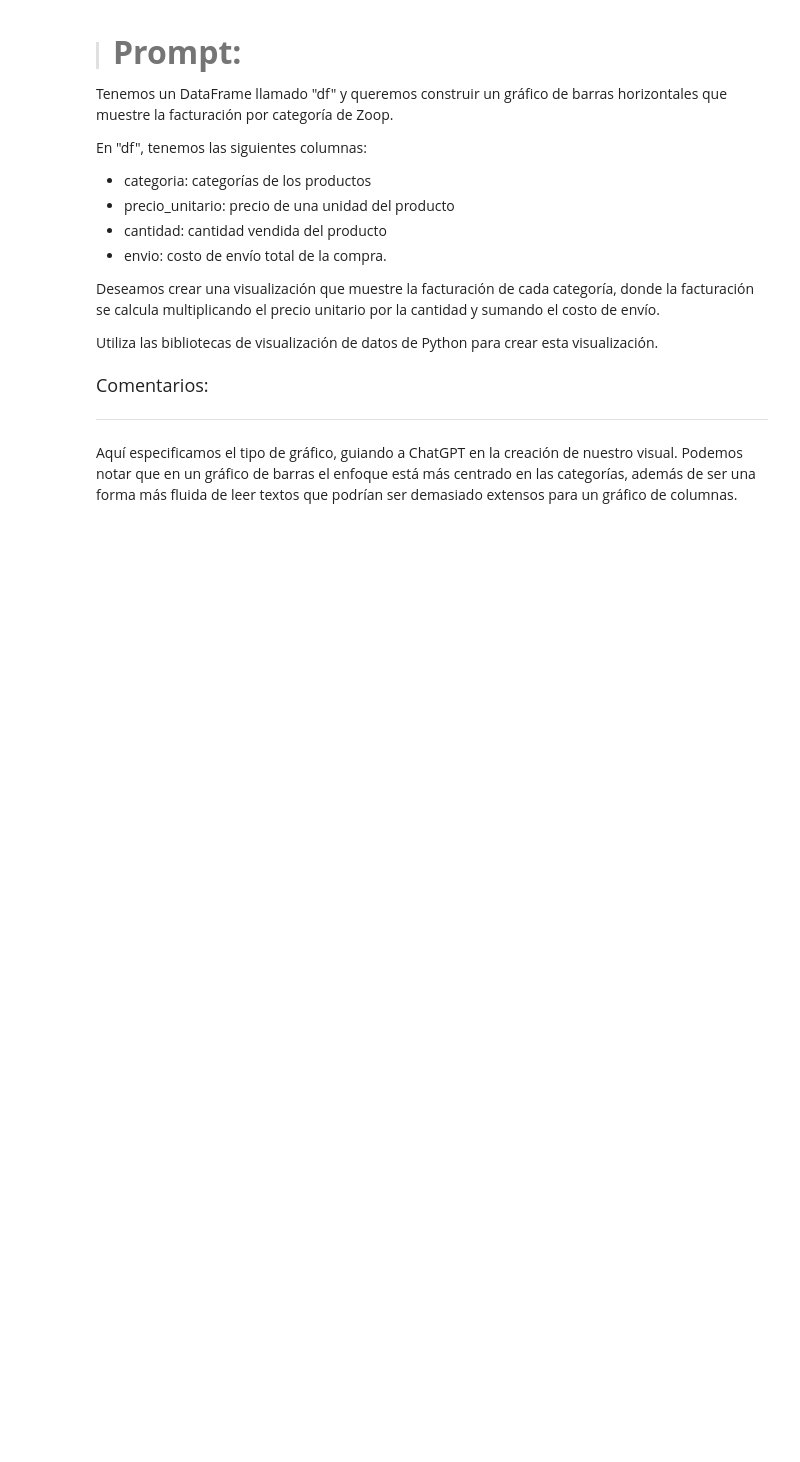
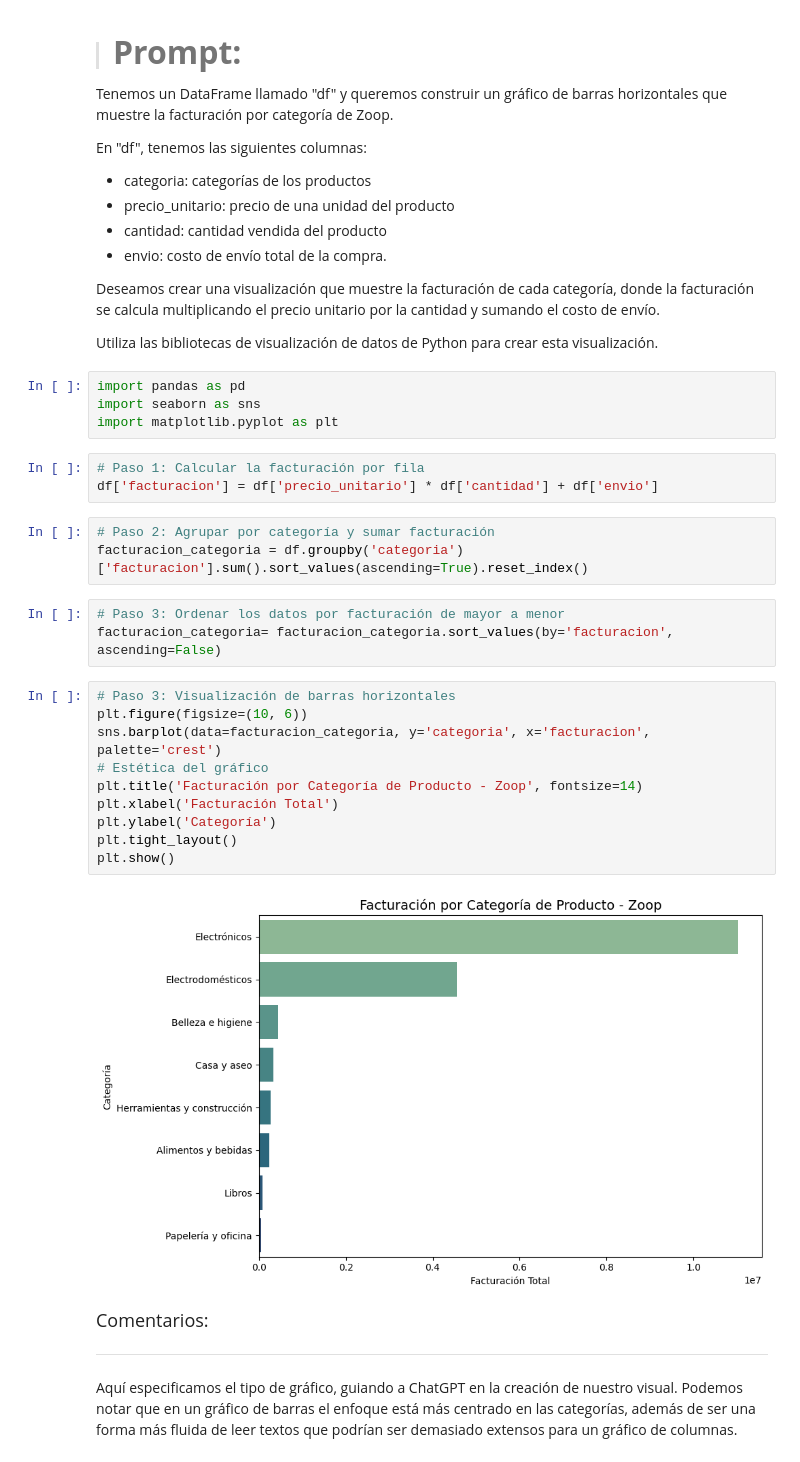
Before and after one commit to Cesar-Curitol/IA_aplicada_a_la_ciencia_de_datos, a Jupyter notebook: IA_aplicada_a_ciencia_de_datos.ipynb, the cells around one changed output. Saved outputs shown, nothing was run; the diff lists cells and outputs as text; blank space fills up the shorter version.

```diff
--- a/IA_aplicada_a_ciencia_de_datos.ipynb
+++ b/IA_aplicada_a_ciencia_de_datos.ipynb
@@ -735,6 +735,31 @@ En "df", tenemos las siguientes columnas:
 Deseamos crear una visualización que muestre la facturación de cada categoría, donde la facturación se calcula multiplicando el precio unitario por la cantidad y sumando el costo de envío.
 
 Utiliza las bibliotecas de visualización de datos de Python para crear esta visualización.
+# %%
+import pandas as pd
+import seaborn as sns
+import matplotlib.pyplot as plt
+# %%
+# Paso 1: Calcular la facturación por fila
+df['facturacion'] = df['precio_unitario'] * df['cantidad'] + df['envio']
+# %%
+# Paso 2: Agrupar por categoría y sumar facturación
+facturacion_categoria = df.groupby('categoria')['facturacion'].sum().sort_values(ascending=True).reset_index()
+# %%
+# Paso 3: Ordenar los datos por facturación de mayor a menor
+facturacion_categoria= facturacion_categoria.sort_values(by='facturacion', ascending=False)
+# %%
+# Paso 3: Visualización de barras horizontales
+plt.figure(figsize=(10, 6))
+sns.barplot(data=facturacion_categoria, y='categoria', x='facturacion', palette='crest')
+# Estética del gráfico
+plt.title('Facturación por Categoría de Producto - Zoop', fontsize=14)
+plt.xlabel('Facturación Total')
+plt.ylabel('Categoría')
+plt.tight_layout()
+plt.show()
+# %% [output]
+[figure, added]
 # %% [markdown]
 <font color="7b71ff" size=4> Comentarios: </font>
 
```
Also changed, not shown: parts of 18 cells of this notebook.
